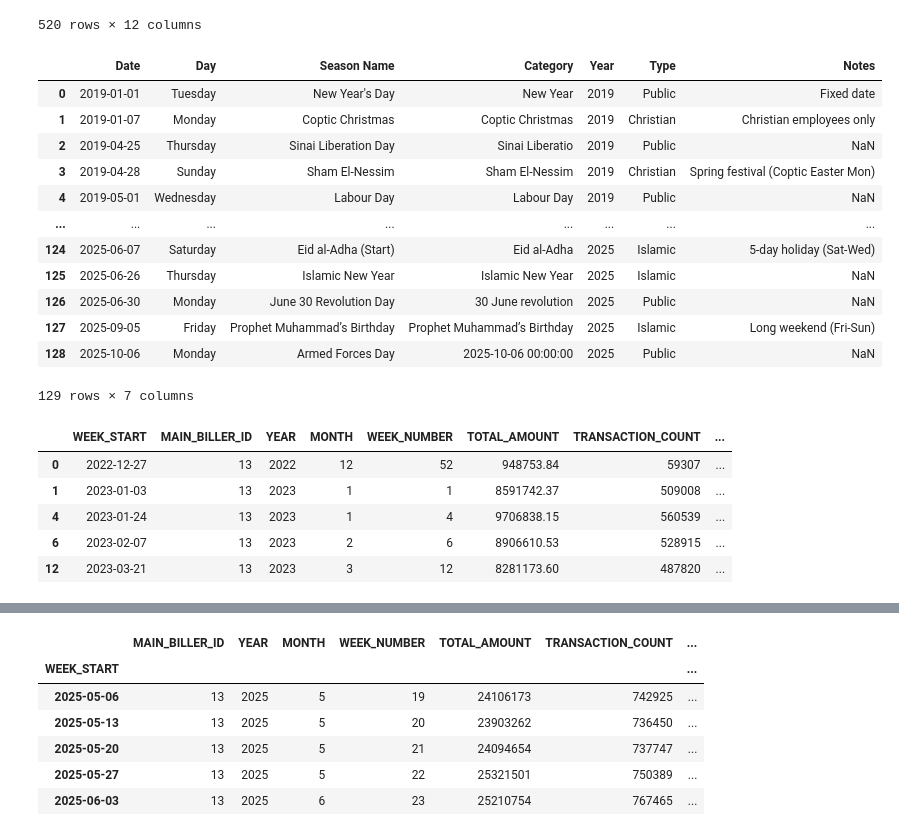
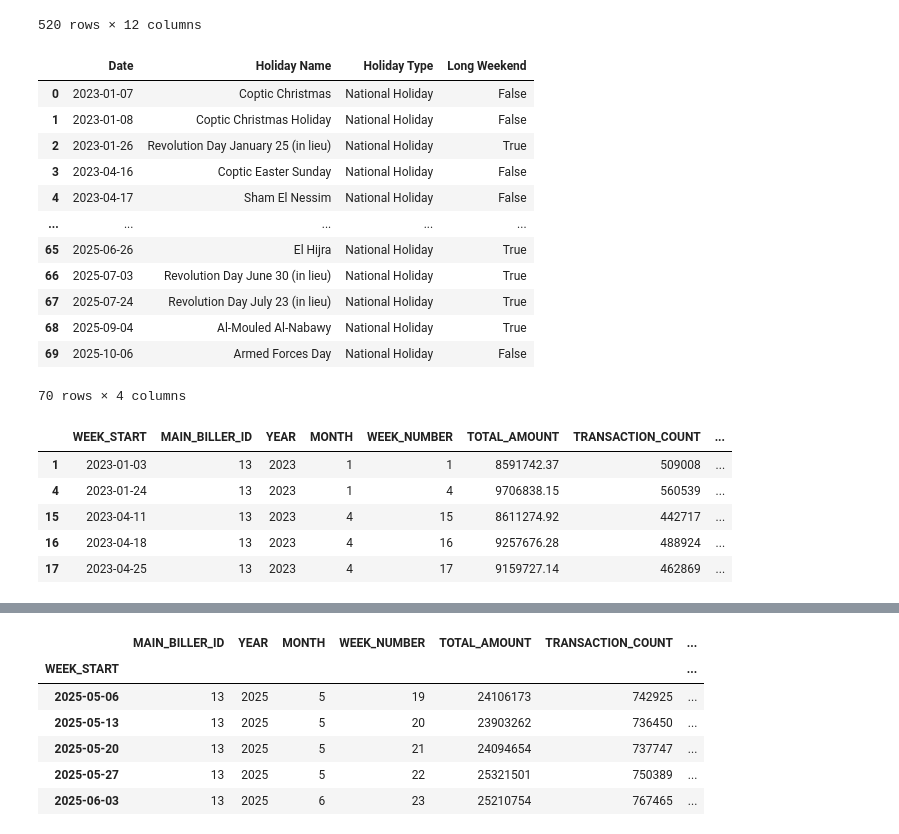
Before and after one commit to Jad-RAMOSS/Damen_AI_TeleForecast, a Jupyter notebook: model.ipynb, the cells around one changed output, grey strips where cells are left out. Drawn from its saved outputs; the diff is of its cells as text; code cells hidden in the pictures.

```diff
--- a/model.ipynb
+++ b/model.ipynb
@@ -31,28 +32,28 @@ df
 | 519 | 2025-06-17 | 16 | 2025 | 6 | 25 | 2718883.95 | 17941 | ... |
 520 rows × 12 columns
 # %%
-holidays_path = 'data\\seasons.xlsx'
+holidays_path = 'data\\egypt_holidays_2023_2024_2025_corrected.xlsx'
 try:
     holidays_df = pd.read_excel(holidays_path)
 except FileNotFoundError:
     print(f"Error: {holidays_path} not found")
     holidays_df = pd.DataFrame()
 holidays_df['Date'] = pd.to_datetime(holidays_df['Date'])
 holidays_df
 # %% [output]
-|  | Date | Day | Season Name | Category | Year | Type | Notes |
-| 0 | 2019-01-01 | Tuesday | New Year's Day | New Year | 2019 | Public | Fixed date |
-| 1 | 2019-01-07 | Monday | Coptic Christmas | Coptic Christmas | 2019 | Christian | Christian employees only |
-| 2 | 2019-04-25 | Thursday | Sinai Liberation Day | Sinai Liberatio | 2019 | Public | NaN |
-| 3 | 2019-04-28 | Sunday | Sham El-Nessim | Sham El-Nessim | 2019 | Christian | Spring festival (Coptic Easter Mon) |
-| 4 | 2019-05-01 | Wednesday | Labour Day | Labour Day | 2019 | Public | NaN |
-| ... | ... | ... | ... | ... | ... | ... | ... |
-| 124 | 2025-06-07 | Saturday | Eid al-Adha (Start) | Eid al-Adha | 2025 | Islamic | 5-day holiday (Sat-Wed) |
-| 125 | 2025-06-26 | Thursday | Islamic New Year | Islamic New Year | 2025 | Islamic | NaN |
-| 126 | 2025-06-30 | Monday | June 30 Revolution Day | 30 June revolution | 2025 | Public | NaN |
-| 127 | 2025-09-05 | Friday | Prophet Muhammad’s Birthday | Prophet Muhammad’s Birthday | 2025 | Islamic | Long weekend (Fri-Sun) |
-| 128 | 2025-10-06 | Monday | Armed Forces Day | 2025-10-06 00:00:00 | 2025 | Public | NaN |
+|  | Date | Holiday Name | Holiday Type | Long Weekend |
+| 0 | 2023-01-07 | Coptic Christmas | National Holiday | False |
+| 1 | 2023-01-08 | Coptic Christmas Holiday | National Holiday | False |
+| 2 | 2023-01-26 | Revolution Day January 25 (in lieu) | National Holiday | True |
+| 3 | 2023-04-16 | Coptic Easter Sunday | National Holiday | False |
+| 4 | 2023-04-17 | Sham El Nessim | National Holiday | False |
+| ... | ... | ... | ... | ... |
+| 65 | 2025-06-26 | El Hijra | National Holiday | True |
+| 66 | 2025-07-03 | Revolution Day June 30 (in lieu) | National Holiday | True |
+| 67 | 2025-07-24 | Revolution Day July 23 (in lieu) | National Holiday | True |
+| 68 | 2025-09-04 | Al-Mouled Al-Nabawy | National Holiday | True |
+| 69 | 2025-10-06 | Armed Forces Day | National Holiday | False |
-129 rows × 7 columns
+70 rows × 4 columns
 # %%
 def get_holiday_features_for_week(week_start, holidays_df):
     """
@@ -87,28 +90,19 @@ holiday_features = df['WEEK_START'].apply(
 )
 
 holiday_features_df = pd.json_normalize(holiday_features)
-holiday_features_df.head()
 
 df = pd.concat([df, holiday_features_df], axis=1)
-
-for h_type in holidays_df['Type'].unique():
-    df[f'type_{h_type.lower()}'] = df['holiday_types'].apply(lambda x: 1 if h_type in x else 0)
-
-
-major_holidays = ['Eid al-Fitr', 'Eid al-Adha', 'New Year', '6-Oct', 'Labour Day']
-for h_name in major_holidays:
-    df[f'name_{h_name.lower().replace(" ", "_")}'] = df['holiday_names'].apply(lambda x: 1 if h_name in x else 0)
 
 df = df.drop(columns=['holiday_types', 'holiday_names'])
 
 df[df['num_holiday_days'] > 0].head()
 # %% [output]
 |  | WEEK_START | MAIN_BILLER_ID | YEAR | MONTH | WEEK_NUMBER | TOTAL_AMOUNT | TRANSACTION_COUNT | ... |
-| 0 | 2022-12-27 | 13 | 2022 | 12 | 52 | 948753.84 | 59307 | ... |
 | 1 | 2023-01-03 | 13 | 2023 | 1 | 1 | 8591742.37 | 509008 | ... |
 | 4 | 2023-01-24 | 13 | 2023 | 1 | 4 | 9706838.15 | 560539 | ... |
-| 6 | 2023-02-07 | 13 | 2023 | 2 | 6 | 8906610.53 | 528915 | ... |
-| 12 | 2023-03-21 | 13 | 2023 | 3 | 12 | 8281173.60 | 487820 | ... |
+| 15 | 2023-04-11 | 13 | 2023 | 4 | 15 | 8611274.92 | 442717 | ... |
+| 16 | 2023-04-18 | 13 | 2023 | 4 | 16 | 9257676.28 | 488924 | ... |
+| 17 | 2023-04-25 | 13 | 2023 | 4 | 17 | 9159727.14 | 462869 | ... |
 # %%
 print(df.columns)
 # %% [output]
```
Also changed, not shown: parts of 32 cells of this notebook.
